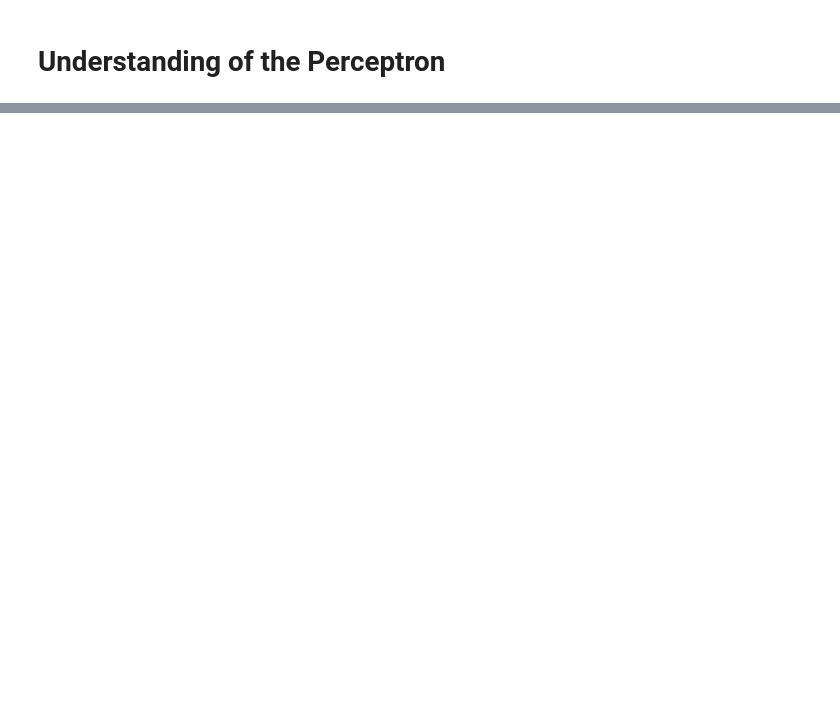
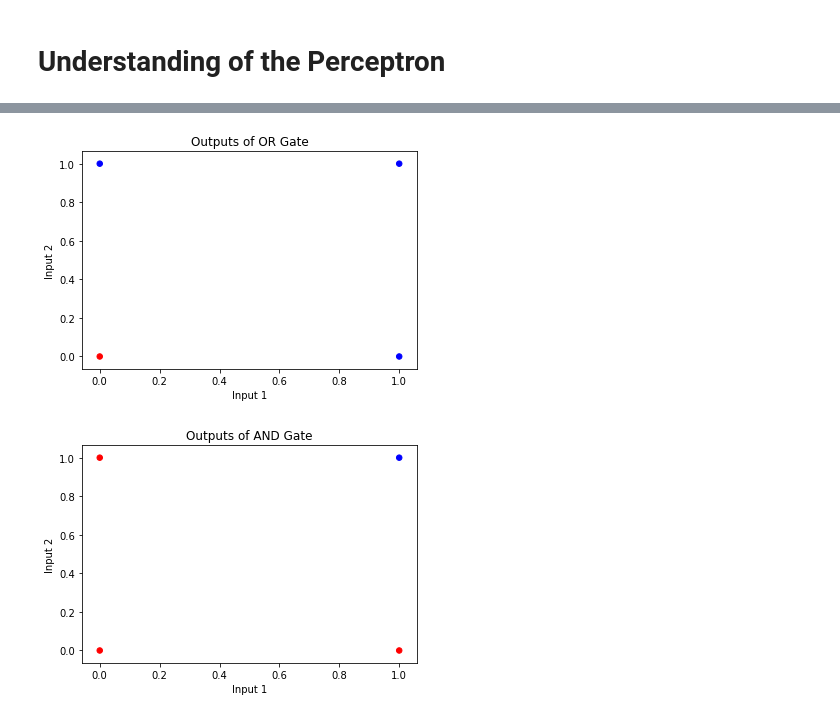
Before and after one commit to Demirrr/Demirrr.github.io, a Jupyter notebook: posts/ML/posts/Perceptron/Perceptron_from_scratch.ipynb, the cells around one changed output, grey strips where cells are left out. Drawn from its saved outputs; the diff is of its cells as text; code cells hidden in the pictures; blank space fills up the shorter version.

```diff
--- a/posts/ML/posts/Perceptron/Perceptron_from_scratch.ipynb
+++ b/posts/ML/posts/Perceptron/Perceptron_from_scratch.ipynb
@@ -44,0 +42,37 @@ $\textbf{w} = \sum_{i} a_i y_i x_i$,$ $ with positive coefficients $a_i>0$. This
+# %%
+def displayOR_gate():
+    import numpy as np
+    import matplotlib.pyplot as plt
+
+    X = np.array([[0, 0], [0, 1], [1, 0], [1, 1]])
+    Y = np.array([0, 1, 1, 1])
+    col = np.where(Y == 1, 'b', 'r')
+    plt.scatter(X[:, 0], X[:, 1], c=col, s=30)
+    plt.xlabel('Input 1')
+    plt.ylabel('Input 2')
+    plt.title('Outputs of OR Gate')
+    plt.axis('tight')
+    plt.show()
+
+def displayAND_gate():
+    import numpy as np
+    import matplotlib.pyplot as plt
+
+    X = np.array([[0, 0], [0, 1], [1, 0], [1, 1]])
+    Y = np.array([0, 0, 0, 1])
+    col = np.where(Y == 1, 'b', 'r')
+    plt.scatter(X[:, 0], X[:, 1], c=col, s=30)
+    plt.xlabel('Input 1')
+    plt.ylabel('Input 2')
+    plt.title('Outputs of AND Gate')
+    plt.axis('tight')
+    plt.show()
+
+
+
+
+displayOR_gate()
+displayAND_gate()
+# %% [output]
+[figure, added]
+[figure, added]
```
Also changed, not shown: parts of 20 cells of this notebook, 1 other file.
